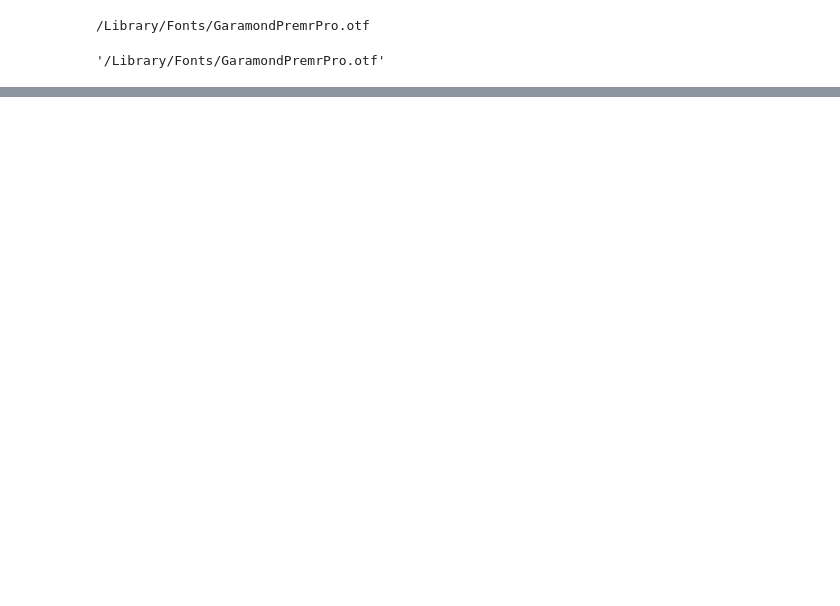
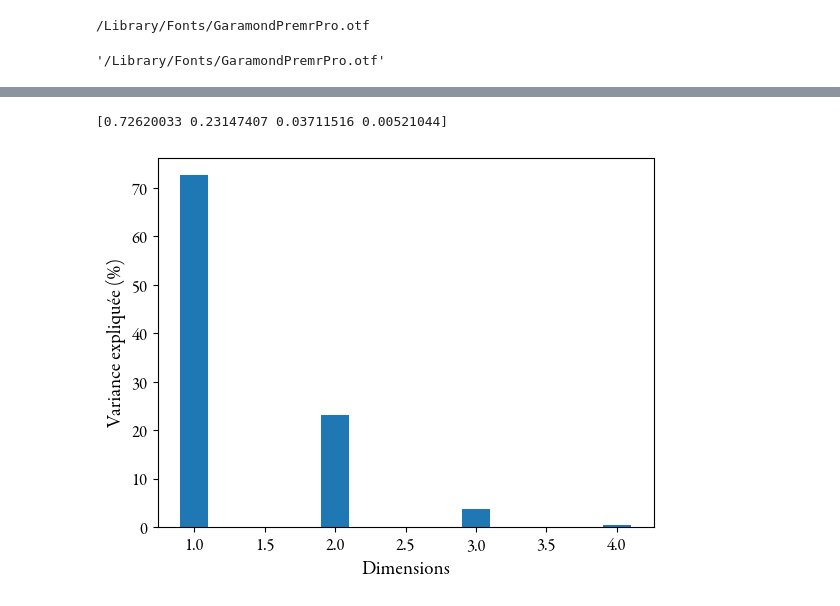
Before and after one commit to RMorana/DU_Data, a Jupyter notebook: DimReduc.ipynb, the cells around one changed output, grey strips where cells are left out. Drawn from its saved outputs; the diff is of its cells as text; code cells hidden in the pictures; blank space fills up the shorter version.

```diff
--- a/DimReduc.ipynb
+++ b/DimReduc.ipynb
@@ -55,0 +120,25 @@ font_manager.findfont("Garamond Premier Pro")
+# %%
+# ACP des données IRIS. Affichage des variances expliquées
+
+from sklearn.decomposition import PCA
+df_iris_cr_sans_irisclasse = df_iris_cr[["sepal_length_cm","sepal_width_cm","petal_length_cm","petal_width_cm"]]
+pca=PCA()
+pca = pca.fit(df_iris_cr_sans_irisclasse)
+print(pca.explained_variance_ratio_) # Les 2 premiers composants amènent 95% de la variance expliquée
+
+# Affichage des variances expliquées avec intitulés, et chosir les 2 plus importants
+fig,ax = plt.subplots()
+# Bar plot of explained_variance
+plt.bar(
+    range(1,len(pca.explained_variance_ratio_)+1),
+    100*pca.explained_variance_ratio_,
+    width=0.2
+    )
+plt.xlabel("Dimensions",  font=garamond_font, fontsize=14)
+plt.ylabel("Variance expliquée (%)", font=garamond_font, fontsize=14)
+plt.xticks(font=garamond_font,fontsize=12)
+plt.yticks(font=garamond_font,fontsize=12)
+plt.show()
+# %% [output]
+[0.72620033 0.23147407 0.03711516 0.00521044]
+[figure, added]
```
Also changed, not shown: parts of 7 cells of this notebook.
